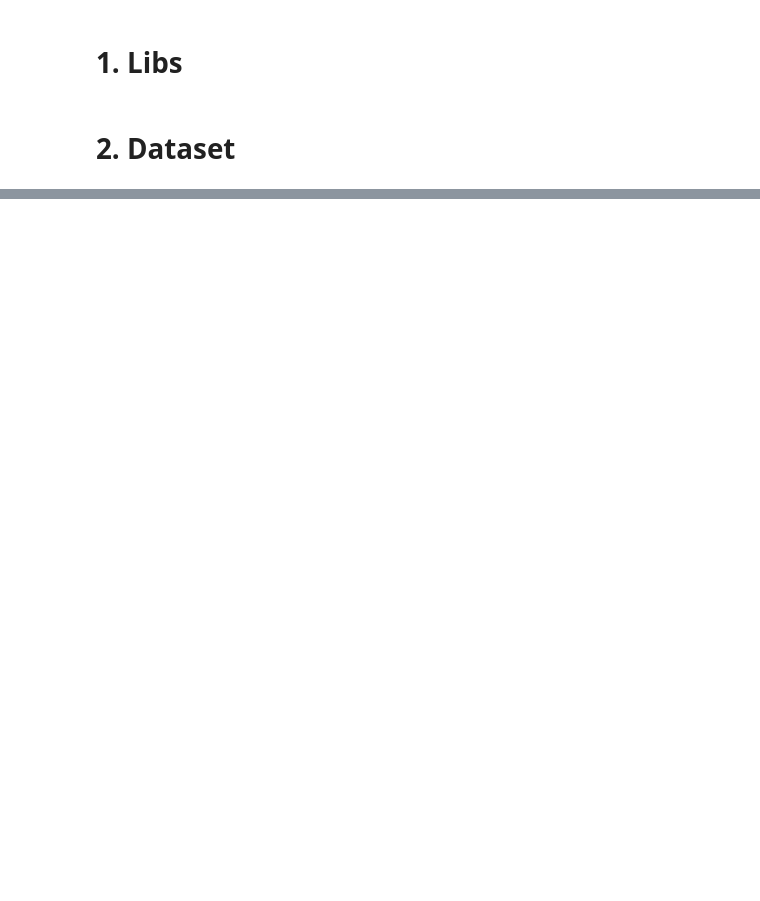
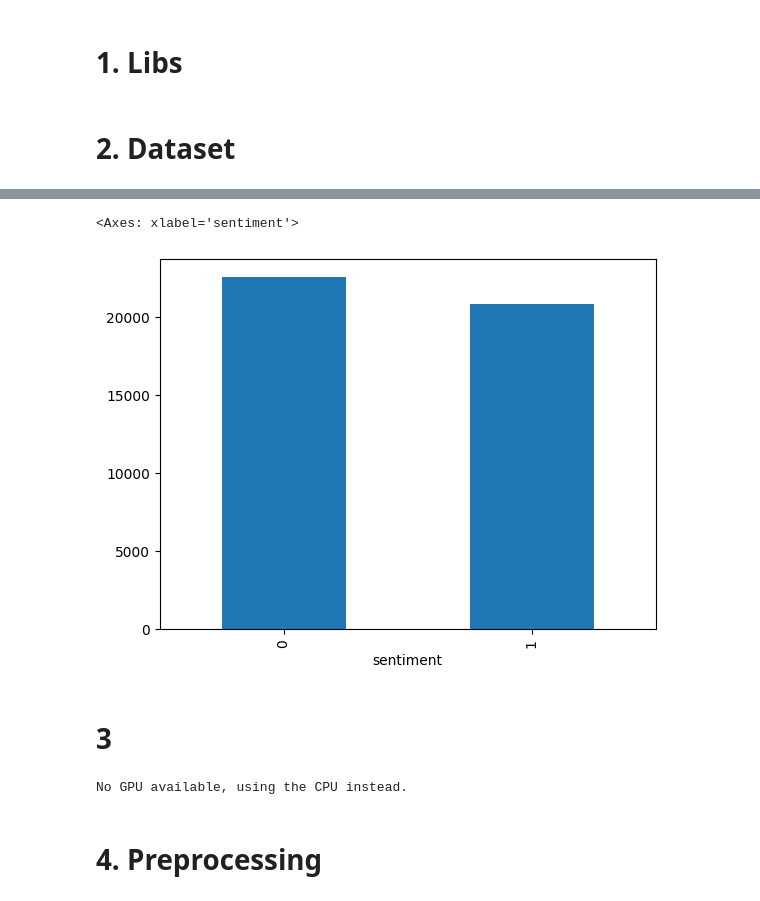
Before and after one commit to Oleksij-gh/SentimentAnalysis, a Jupyter notebook: NLP_project.ipynb, the cells around one changed output, grey strips where cells are left out. Drawn from its saved outputs; the diff is of its cells as text; code cells hidden in the pictures; blank space fills up the shorter version.

Commit message:
Add preprocessing

```diff
--- a/NLP_project.ipynb
+++ b/NLP_project.ipynb
@@ -56,0 +50,5 @@ df
+# %%
+data = data[(data['sentiment'] == 'Positive')  | (data['sentiment'] == 'Negative')]
+data.loc[data['sentiment'] == 'Positive', 'sentiment'] = 1
+data.loc[data['sentiment'] == 'Negative', 'sentiment'] = 0
+data.head()
@@ -56,0 +70,5 @@ df
+# %%
+data['sentiment'].value_counts().plot(kind='bar')
+# %% [output]
+<Axes: xlabel='sentiment'>
+[figure, added]
@@ -56,0 +83,17 @@ df
+# %% [markdown]
+# 3
+# %%
+import torch
+
+if torch.cuda.is_available():
+    device = torch.device("cuda")
+    print(f'There are {torch.cuda.device_count()} GPU(s) available.')
+    print('Device name:', torch.cuda.get_device_name(0))
+
+else:
+    print('No GPU available, using the CPU instead.')
+    device = torch.device("cpu")
+# %% [output]
+No GPU available, using the CPU instead.
+# %% [markdown]
+# 4. Preprocessing
```
Also changed, not shown: parts of 8 cells of this notebook.
